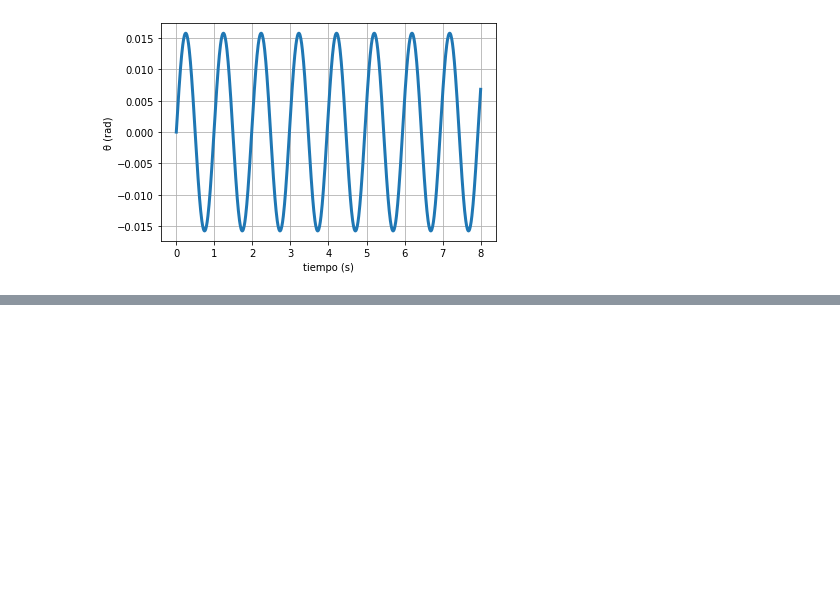
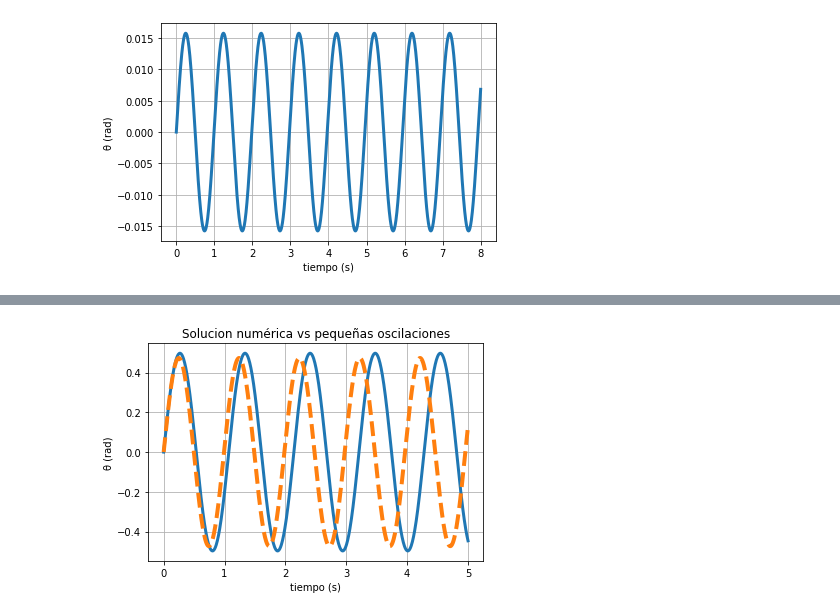
Before and after one commit to LautaroCJohnson/TP-Fisica-I, a Jupyter notebook: TP Computacional.ipynb, the cells around one changed output, grey strips where cells are left out. Drawn from its saved outputs; the diff is of its cells as text; code cells hidden in the pictures; blank space fills up the shorter version.

```diff
--- a/TP Computacional.ipynb
+++ b/TP Computacional.ipynb
@@ -244,33 +146,0 @@ plt.plot(t_array, tita_aprox, '--', label='osci', lw=4)
-# %%
-#D
-
-k = 5
-
-thetap_0 = 0.1
-
-omega_0 = np.sqrt(g/R-k/m) ##
-A = thetap_0/omega_0 ##
-phi = 0
-
-dt = 0.00625
-t_i2 = 0 # tiempo inicial
-t_f2 = 5 # tiempo final
-
-t_array = np.linspace(t_i2, t_f2, 500)
-
-X0 = [theta_0, thetap_0]
-
-solucion = odeint(ecdif, X0, t_array) # en vez de pasarle un dt le pasamos el array de tiempos en el que queremos la sol.
-theta_odeint = solucion[:,0]
-
-plt.plot(t_array, theta_odeint, '-', label='Odeint', lw=3)
-plt.xlabel('tiempo (s)')
-plt.ylabel('θ (rad)')
-plt.grid()
-plt.title("Solucion numérica vs pequeñas oscilaciones")
-
-# Pequeñas oscilaciones
-
-tita_aprox = A*np.sinh(omega_0*t_array + phi)
-
-plt.plot(t_array, tita_aprox, '--', label='osci', lw=4)
@@ -279,0 +201,11 @@ plt.plot(t_array, tita_aprox, '--', label='osci', lw=4)
+# %%
+thetap_0_aux = 3
+omega_0 = np.sqrt(k/m - g/R)
+A = -thetap_0_aux/omega_0
+phi = np.pi/2
+oscilaciones_2 = Pequeñas_oscilaciones(omega_0, A, phi)
+
+solucion_numerica_1.set_thetap_0(thetap_0_aux)
+solucion_numerica_1.plot("Solucion numérica vs pequeñas oscilaciones", 3, oscilaciones_2, False)
+# %% [output]
+[figure, added]
```
Also changed, not shown: parts of 10 cells of this notebook, 10 other files.
